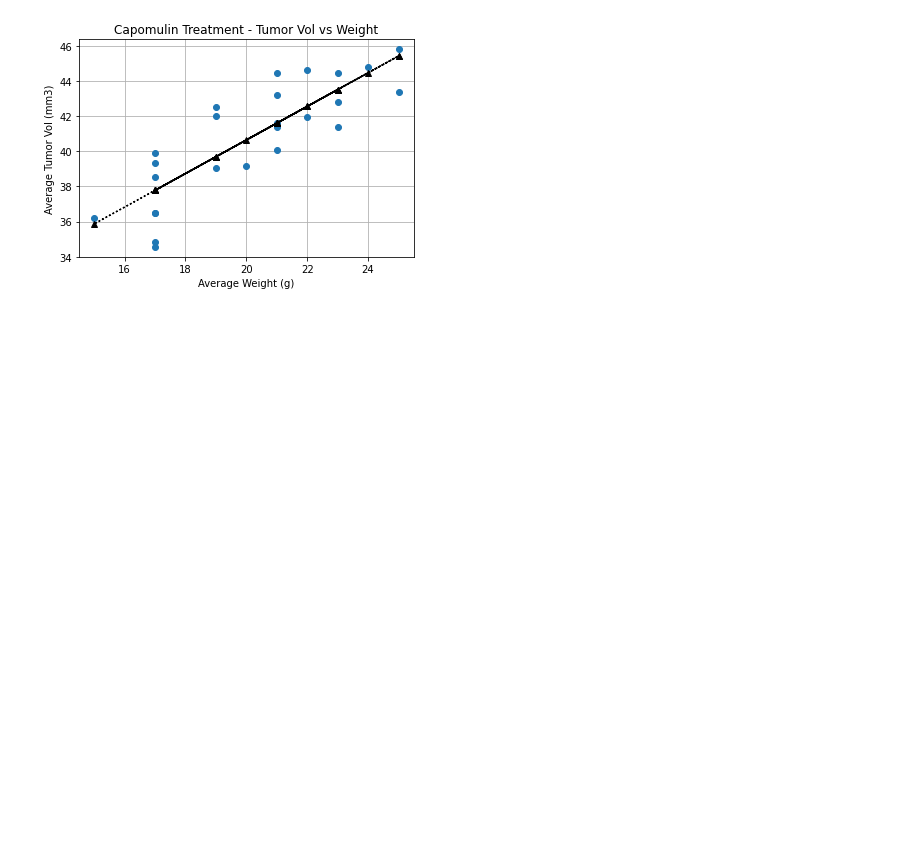
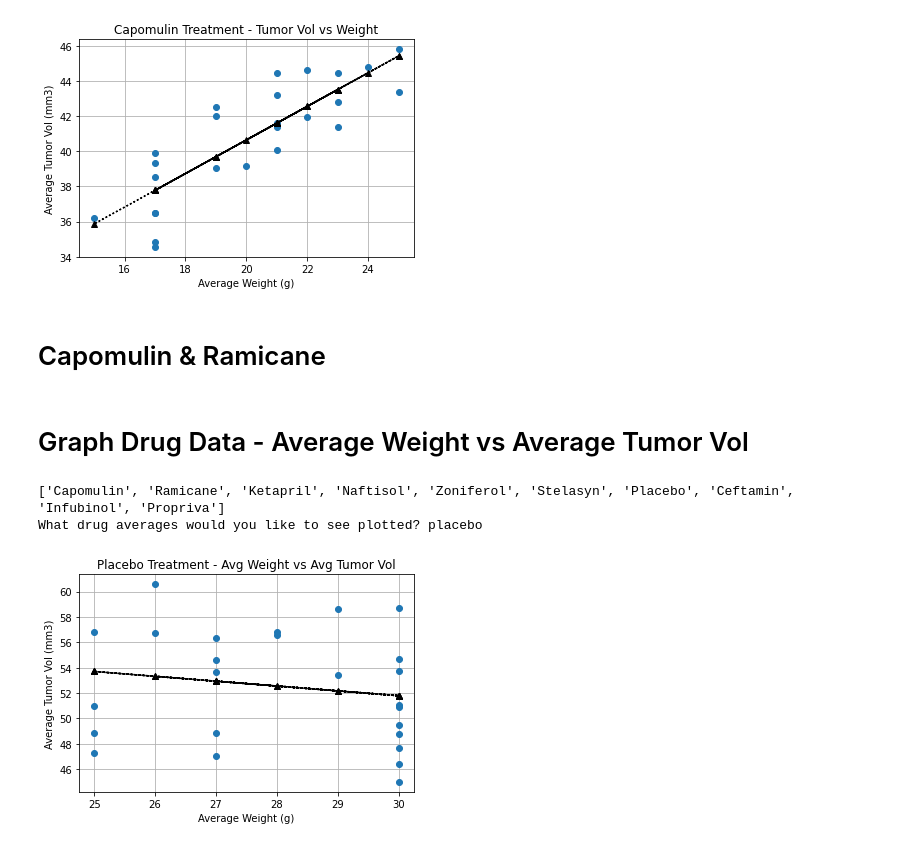
Before and after one commit to HendersonAlec2212/matplotlib-challenge, a Jupyter notebook: pymaceuticals.ipynb, the cells around one changed output. Cells and saved outputs as stored; diff of their text form; code cells hidden in the pictures; blank space fills up the shorter version.

Commit message:
updated README with notes for extrapolation, added variable scatter/linregress graphing feature

```diff
--- a/pymaceuticals.ipynb
+++ b/pymaceuticals.ipynb
@@ -479,3 +480,5 @@ plt.grid()
 plt.show()
 # %% [output]
 [figure]
+# %% [markdown]
+# Capomulin & Ramicane
@@ -481,0 +498,48 @@ plt.show()
+# %%
+ramicane_data = clean_df.loc[clean_df['Drug Regimen'] == 'Ramicane']
+ramicane_averages = ramicane_data.groupby('Mouse ID').mean()
+avg_tVol_ramicane = ramicane_averages['Tumor Volume (mm3)']
+avg_weight_ramicane = ramicane_averages['Weight (g)']
+plt.scatter(avg_weight_ramicane, avg_tVol_ramicane)
+plt.ylabel('Average Tumor Vol (mm3)')
+plt.xlabel('Average Weight (g)')
+plt.title('Ramicane Treatment - Weight vs Tumor Vol')
+plt.rcParams['axes.axisbelow'] = True
+plt.grid()
+
+plt.show()
+# %% [markdown]
+# Graph Drug Data - Average Weight vs Average Tumor Vol
+# %%
+print(drug_list)
+
+treatment_drug = input("What drug averages would you like to see plotted? ")
+treatment_drug = str.title(treatment_drug).strip()
+
+
+drug_data = clean_df.loc[clean_df['Drug Regimen'] == (treatment_drug).strip()]
+drug_averages = drug_data.groupby('Mouse ID').mean()
+avg_tVol_drug = drug_averages['Tumor Volume (mm3)']
+avg_weight_drug = drug_averages['Weight (g)']
+plt.scatter(avg_weight_drug, avg_tVol_drug)
+plt.ylabel('Average Tumor Vol (mm3)')
+plt.xlabel('Average Weight (g)')
+plt.title(f'{treatment_drug} Treatment - Avg Weight vs Avg Tumor Vol')
+
+# Calculate the values for linear regression
+drug_slope,drug_int, drug_r, drug_p, drug_std_err = st.linregress(avg_weight_drug, avg_tVol_drug)
+
+drug_fit = drug_slope * avg_weight_drug + drug_int
+
+# plot line of best fit
+plt.plot(avg_weight_drug, drug_fit, ':^k')
+
+# keep this below all line arguments
+plt.rcParams['axes.axisbelow'] = True
+plt.grid()
+
+plt.show()
+# %% [output]
+['Capomulin', 'Ramicane', 'Ketapril', 'Naftisol', 'Zoniferol', 'Stelasyn', 'Placebo', 'Ceftamin', 'Infubinol', 'Propriva']
+What drug averages would you like to see plotted? placebo
+[figure, added]
```
Also changed, not shown: parts of 3 cells of this notebook.
